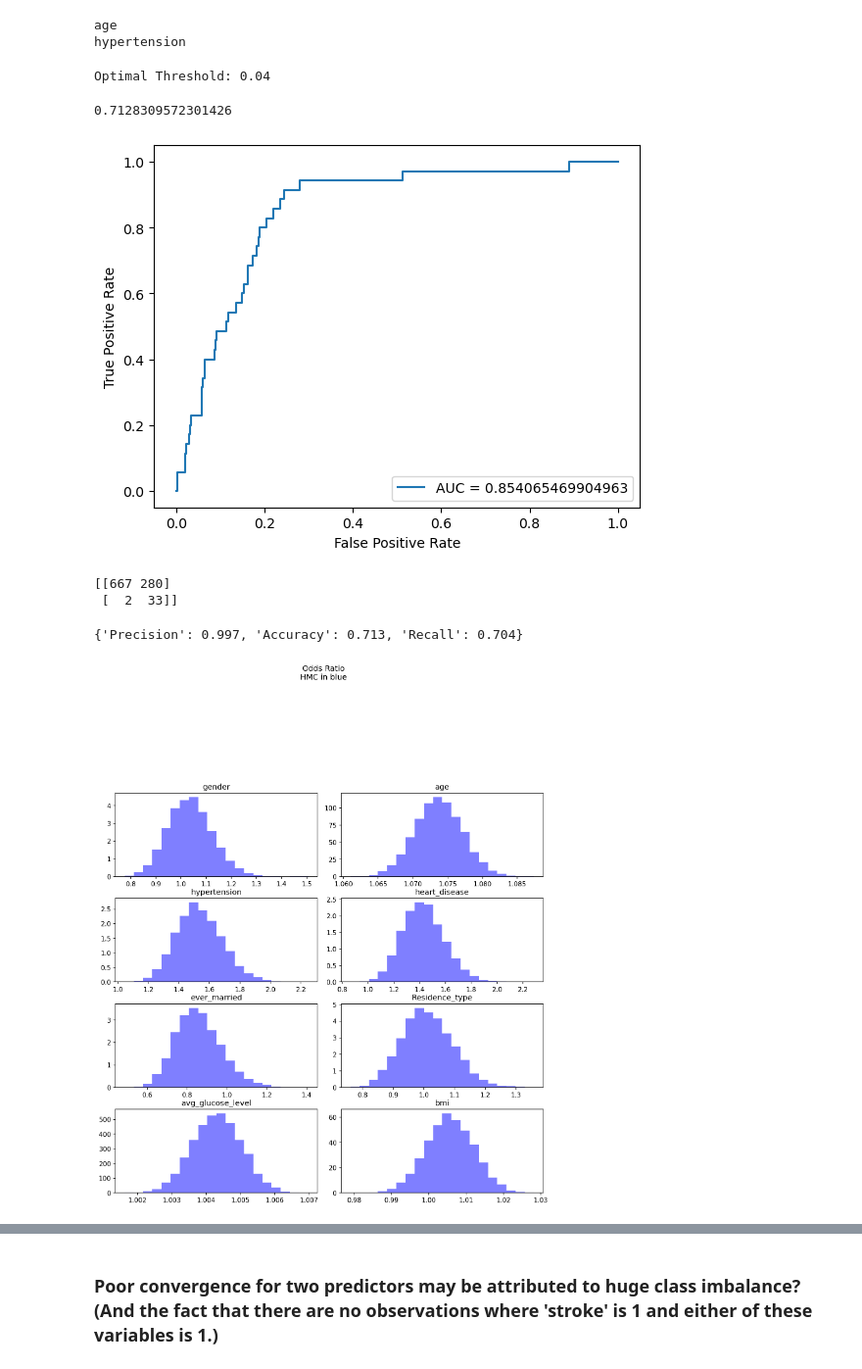
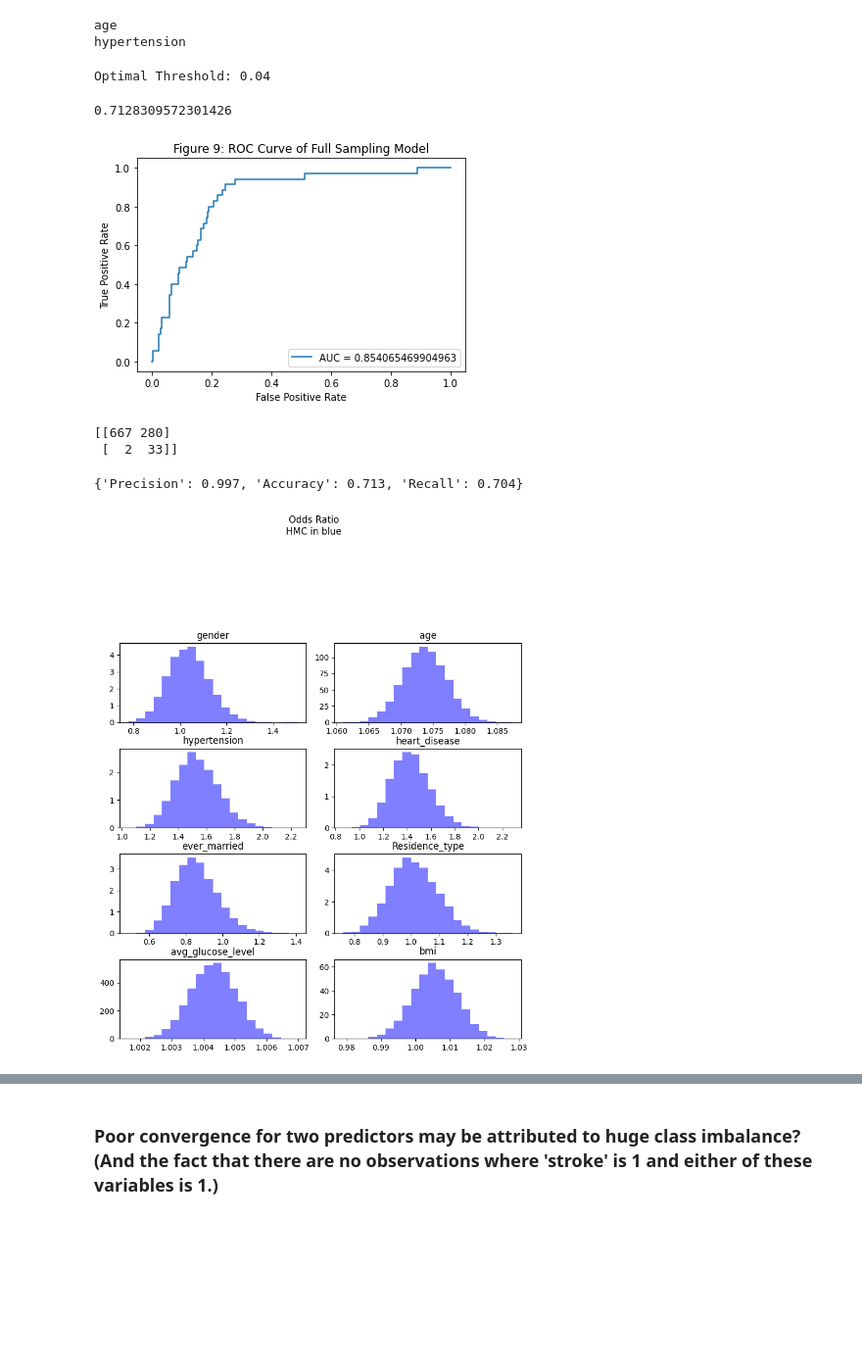
Before and after one commit to Griffin-McCauley/stroke-analysis-bayes, a Jupyter notebook: Stroke Analysis.ipynb, the cells around one changed output, grey strips where cells are left out. Shown at 98% size. Cells and saved outputs as stored; diff of their text form; code cells hidden in the pictures; blank space fills up the shorter version.

```diff
--- a/Stroke Analysis.ipynb
+++ b/Stroke Analysis.ipynb
@@ -223,6 +196,8 @@ Sampling 4 chains for 1_000 tune and 10_000 draw iterations (4_000 + 40_000 draw
 # %%
-# full_trace_fpath = 'full_trace.nc'
+# saving and reading trace results
+
+full_trace_fpath = 'full_trace.nc'
 # full_trace.to_netcdf(full_trace_fpath)
 
 # uncomment to read trace from file:
-# full_trace = az.from_netcdf(filepath)
+full_trace = az.from_netcdf(full_trace_fpath)
@@ -268,43 +239,53 @@ def inv_logit(p):
 # %%
-a = full_trace.posterior['α'].mean(axis=1).mean(axis=0).to_numpy()
-b = full_trace.posterior['β'].mean(axis=1).mean(axis=0).to_numpy()
+def inv_logit(p):
+    return np.exp(p) / (1 + np.exp(p))
 
-m = a + X_test.dot(b)
-p = inv_logit(m)
+def calculate_tstar(p, y_hat, y_test):
+  t = np.linspace(0,1,101)
+  accuracies = np.full(len(t), None)
+  TPs = np.full(len(t), None)
+  FPs = np.full(len(t), None)
+  TNs = np.full(len(t), None)
+  FNs = np.full(len(t), None)
+  for i in range(len(t)):
+      y_hat = (p>=t[i]).astype(int)
+      accuracies[i] = sum(y_hat == y_test)/len(y_test)
+      TPs[i] = sum(np.all([y_hat == 1, y_test == 1], axis=0))
+      FPs[i] = sum(np.all([y_hat == 1, y_test == 0], axis=0))
+      TNs[i] = sum(np.all([y_hat == 0, y_test == 0], axis=0))
+      FNs[i] = sum(np.all([y_hat == 0, y_test == 1], axis=0))
 
-t = np.linspace(0,1,101)
-accuracies = np.full(len(t), None)
-TPs = np.full(len(t), None)
-FPs = np.full(len(t), None)
-TNs = np.full(len(t), None)
-FNs = np.full(len(t), None)
-for i in range(len(t)):
-    y_hat = (p>=t[i]).astype(int)
-    accuracies[i] = sum(y_hat == y_test)/len(y_test)
-    TPs[i] = sum(np.all([y_hat == 1, y_test == 1], axis=0))
-    FPs[i] = sum(np.all([y_hat == 1, y_test == 0], axis=0))
-    TNs[i] = sum(np.all([y_hat == 0, y_test == 0], axis=0))
-    FNs[i] = sum(np.all([y_hat == 0, y_test == 1], axis=0))
-
-t_star = t[np.argmin(FPs + 50*FNs)]
-print('Optimal Threshold:', t_star)
-sum((p>=t_star).astype(int) == y_test)/len(y_test)
+  # Using 50 as the cost of misclassification
+  t_star = t[np.argmin(FPs + 50*FNs)]
+  return t_star
-# %% [output]
-Optimal Threshold: 0.04
-0.7128309572301426
+# %%
+a = full_trace.posterior['α'].mean(axis=1).mean(axis=0).to_numpy()
+b = full_trace.posterior['β'].mean(axis=1).mean(axis=0).to_numpy()
+
+m = a + X_test.dot(b)
+p = inv_logit(m)
+
+t_star_full = calculate_tstar(p, y_hat, y_test)
+print('Optimal Threshold:', t_star_full)
+sum((p>=t_star_full).astype(int) == y_test)/len(y_test)
+# %% [output]
+Optimal Threshold: 0.04
+0.7128309572301426
 # %%
 # ROC Curve
 
 fpr, tpr, _ = metrics.roc_curve(y_test,  p)
 auc = metrics.roc_auc_score(y_test, p)
 
 plt.plot(fpr, tpr, label = "AUC = "+str(auc))
 plt.ylabel('True Positive Rate')
 plt.xlabel('False Positive Rate')
 plt.legend(loc=4)
+plt.title("Figure 9: ROC Curve of Full Sampling Model")
+plt.savefig("full_roc.png")
 plt.show()
 # %% [output]
-[figure, old version]
+[figure, new version]
 # %%
 # Confusion Matrix
 
@@ -317,15 +298,14 @@ get_rates(cm)
  [  2  33]]
 {'Precision': 0.997, 'Accuracy': 0.713, 'Recall': 0.704}
 # %%
-# Odds ratio for all parameters (HMC)
-
+# Odds ratio for all parameters (Full model)
 # Odds ratio = pr() / 1 - pr()
 
 full_betas = full_trace.posterior['β']
 full_predictor_cols = list(X_train.columns)
 k = len(full_predictor_cols)
 
-fig, axes = plt.subplots(nrows = 4, ncols = 2, figsize = (10, 12), dpi = 150, constrained_layout = False)
+fig, axes = plt.subplots(nrows = 4, ncols = 2, figsize = (8, 10), dpi = 100, constrained_layout = False)
 
 for ax, estimate_sample, title, xlabel in zip(
     axes.ravel(),
@@ -342,5 +322,5 @@ plt.tight_layout()
 plt.subplots_adjust(top = 0.75)
 plt.show()
 # %% [output]
-[figure, old version]
+[figure, new version]
 # %% [markdown]
```
Also changed, not shown: parts of 65 cells of this notebook.
